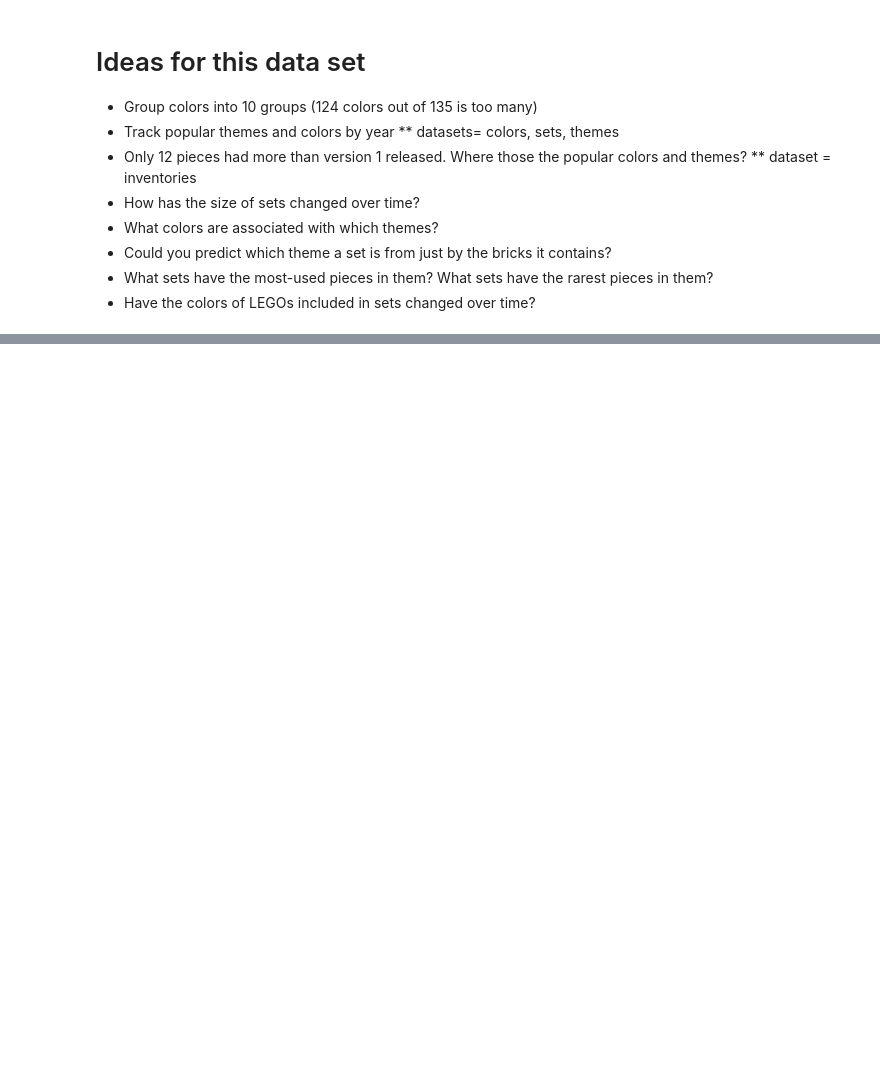
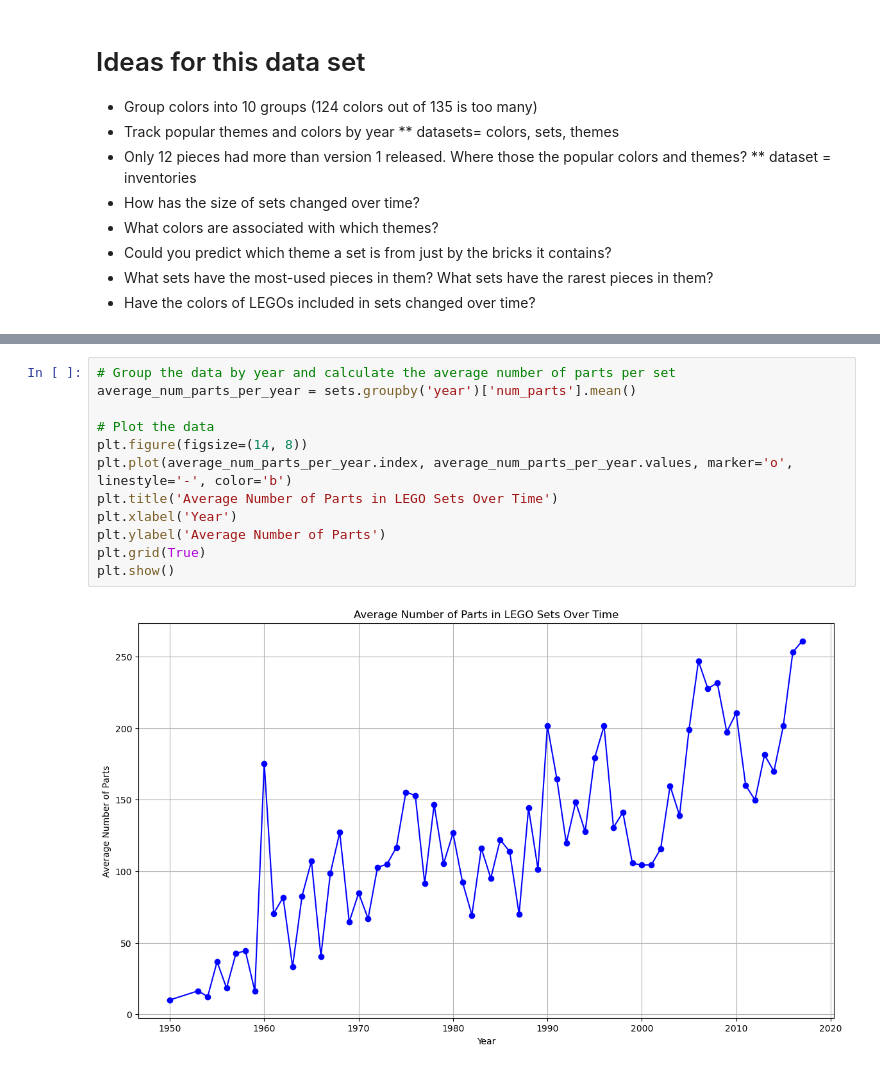
Before and after one commit to AmandaBoyers/analysis-legos-colors, a Jupyter notebook: 1 LEGO_Datasets.ipynb, the cells around one changed output, grey strips where cells are left out. Saved outputs shown, nothing was run; the diff lists cells and outputs as text; blank space fills up the shorter version.

```diff
--- a/1 LEGO_Datasets.ipynb
+++ b/1 LEGO_Datasets.ipynb
@@ -630,0 +425,14 @@ dtype: int64
+# %%
+# Group the data by year and calculate the average number of parts per set
+average_num_parts_per_year = sets.groupby('year')['num_parts'].mean()
+
+# Plot the data
+plt.figure(figsize=(14, 8))
+plt.plot(average_num_parts_per_year.index, average_num_parts_per_year.values, marker='o', linestyle='-', color='b')
+plt.title('Average Number of Parts in LEGO Sets Over Time')
+plt.xlabel('Year')
+plt.ylabel('Average Number of Parts')
+plt.grid(True)
+plt.show()
+# %% [output]
+[figure, added]
```
Also changed, not shown: parts of 32 cells of this notebook, 4 other files.
